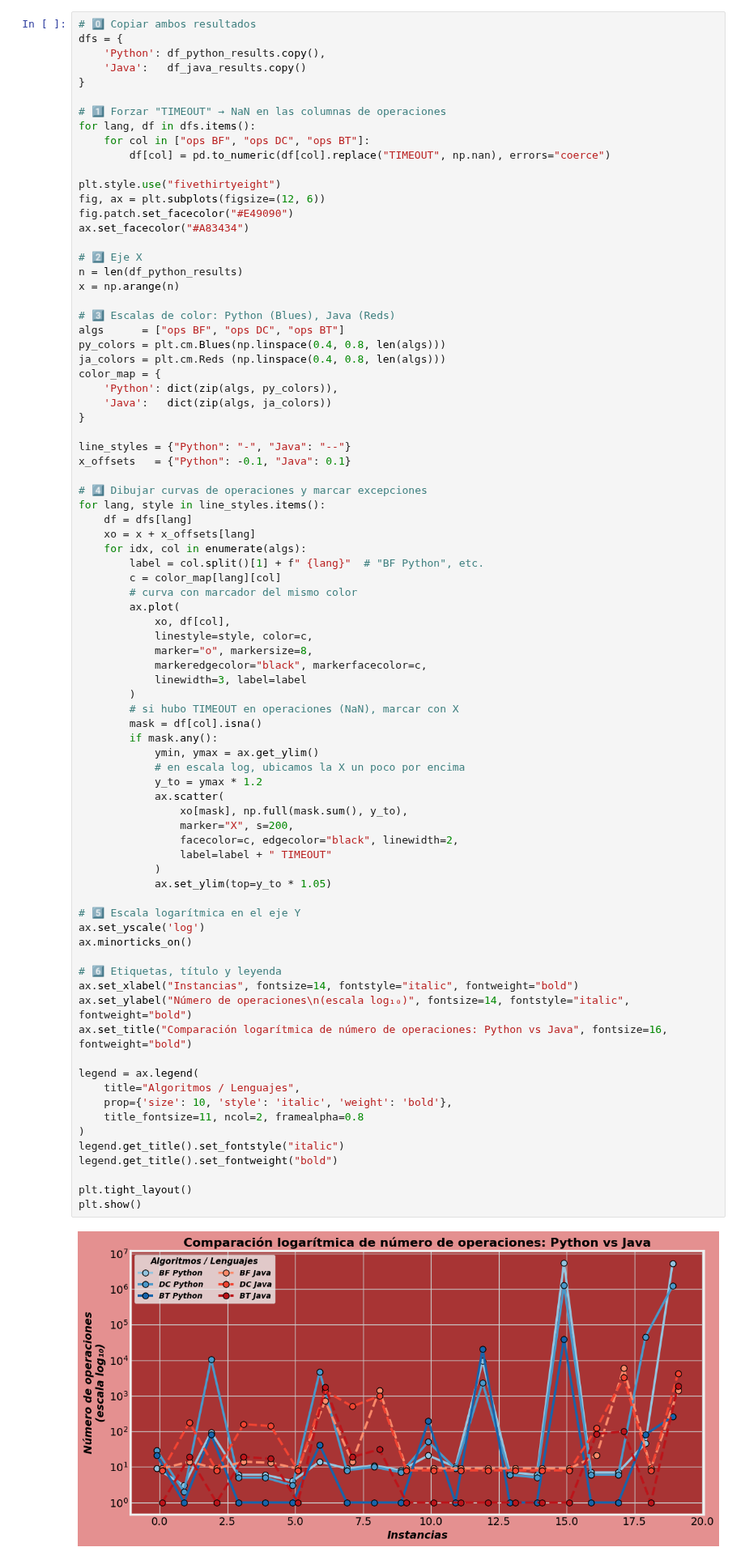
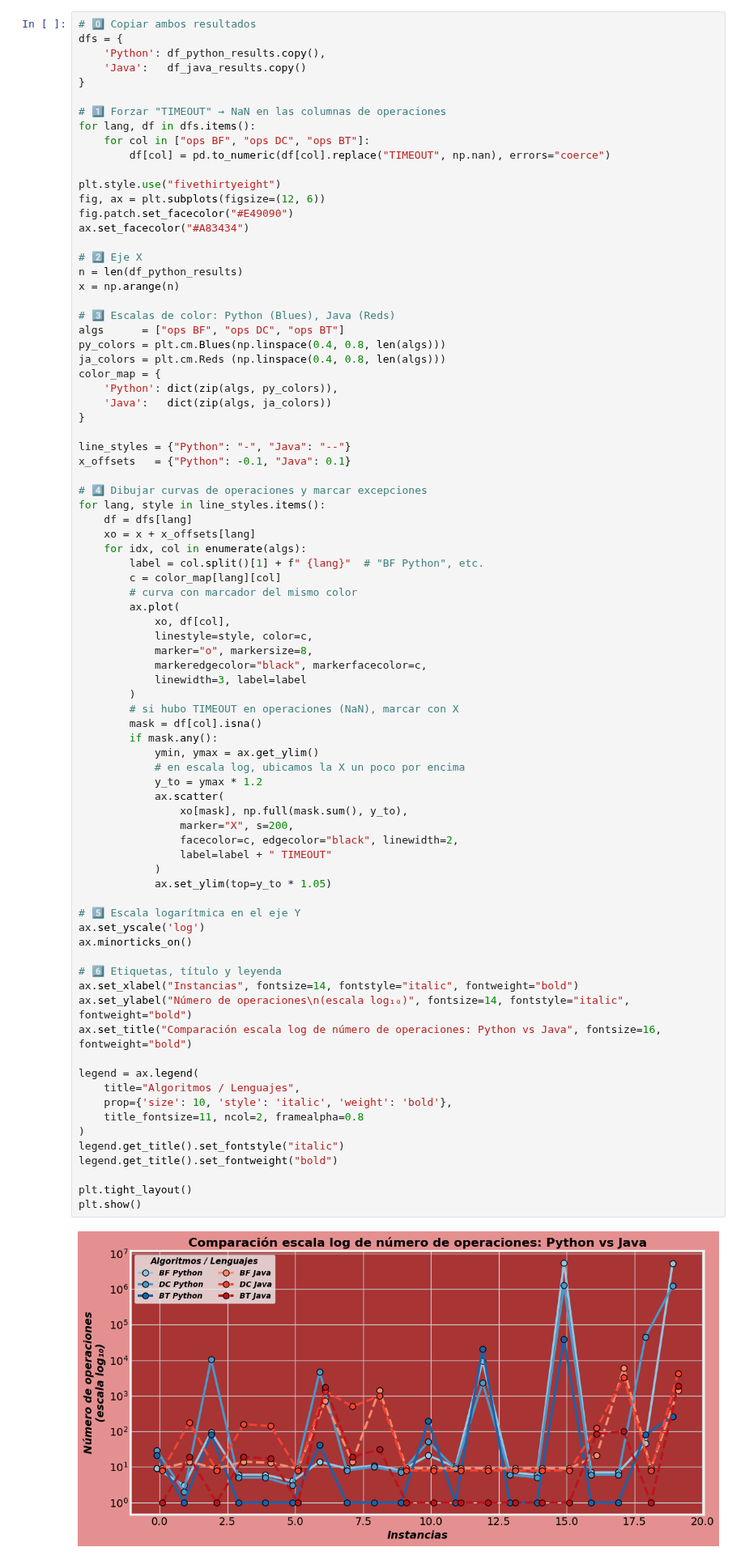
Before and after one commit to LuisCastillo04/NPC_SUB_DIGRAFH, a Jupyter notebook: INFORME_Y_NOTEBOOK/Notebook_Resultados_Procesados.ipynb, the cells around one changed output. Shown at 81% size. Drawn from its saved outputs; the diff is of its cells as text.

```diff
--- a/INFORME_Y_NOTEBOOK/Notebook_Resultados_Procesados.ipynb
+++ b/INFORME_Y_NOTEBOOK/Notebook_Resultados_Procesados.ipynb
@@ -987,32 +996,32 @@ for lang, style in line_styles.items():
             ymin, ymax = ax.get_ylim()
             # en escala log, ubicamos la X un poco por encima
             y_to = ymax * 1.2
             ax.scatter(
                 xo[mask], np.full(mask.sum(), y_to),
                 marker="X", s=200,
                 facecolor=c, edgecolor="black", linewidth=2,
                 label=label + " TIMEOUT"
             )
             ax.set_ylim(top=y_to * 1.05)
 
 # 5️⃣ Escala logarítmica en el eje Y
 ax.set_yscale('log')
 ax.minorticks_on()
 
 # 6️⃣ Etiquetas, título y leyenda
 ax.set_xlabel("Instancias", fontsize=14, fontstyle="italic", fontweight="bold")
 ax.set_ylabel("Número de operaciones\n(escala log₁₀)", fontsize=14, fontstyle="italic", fontweight="bold")
-ax.set_title("Comparación logarítmica de número de operaciones: Python vs Java", fontsize=16, fontweight="bold")
+ax.set_title("Comparación escala log de número de operaciones: Python vs Java", fontsize=16, fontweight="bold")
 
 legend = ax.legend(
     title="Algoritmos / Lenguajes",
     prop={'size': 10, 'style': 'italic', 'weight': 'bold'},
     title_fontsize=11, ncol=2, framealpha=0.8
 )
 legend.get_title().set_fontstyle("italic")
 legend.get_title().set_fontweight("bold")
 
 plt.tight_layout()
 plt.show()
 # %% [output]
-[figure, old version]
+[figure, new version]
```
Also changed, not shown: parts of 7 cells of this notebook.
